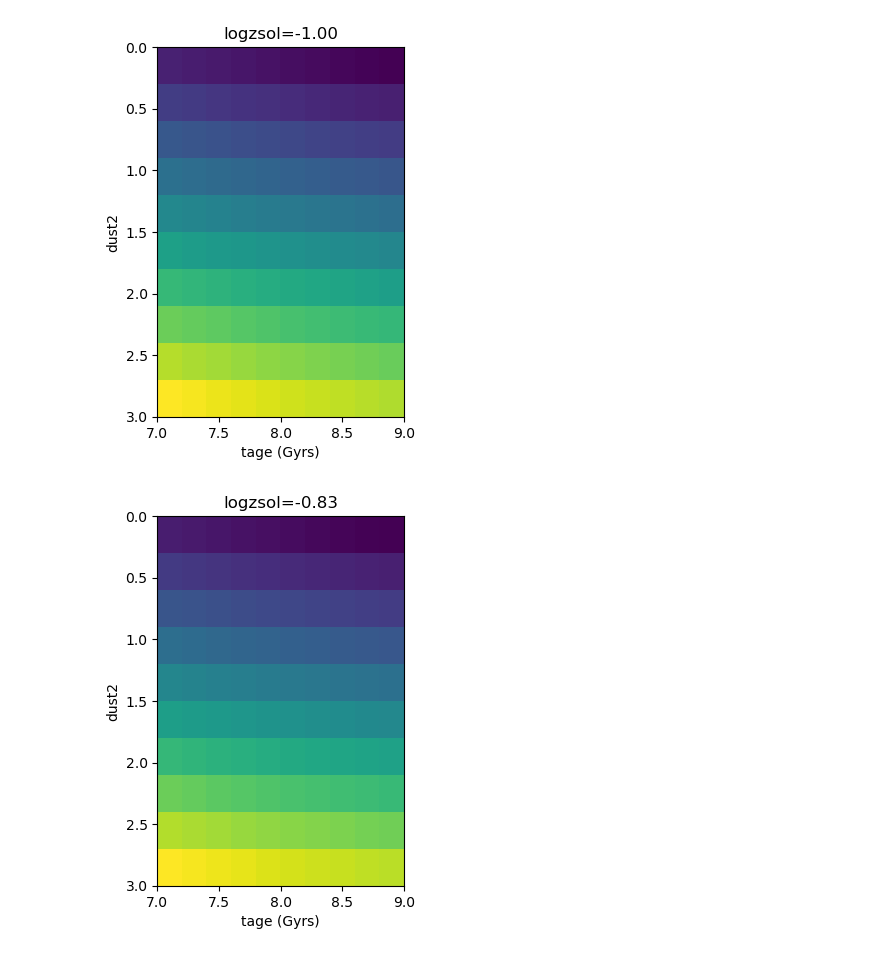
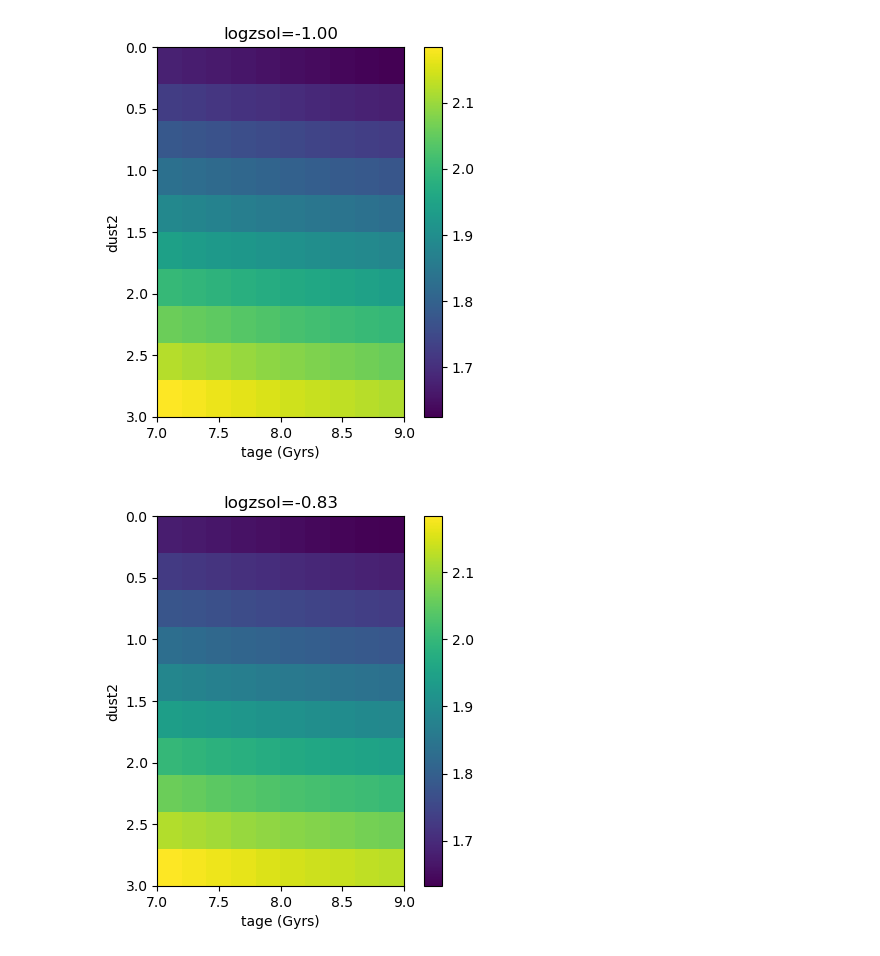
Before and after one commit to sem635NAU/REU, a Jupyter notebook: Notebooks/Notebook_6_26.ipynb, the cells around one changed output. Saved outputs shown, nothing was run; the diff lists cells and outputs as text; code cells hidden in the pictures.

Commit message:
added colorbars to imshow() plots

```diff
--- a/Notebooks/Notebook_6_26.ipynb
+++ b/Notebooks/Notebook_6_26.ipynb
@@ -20,15 +20,16 @@ tages = grid_ranges['tage']
 # %%
 # Axes have been checked
 
 for i_logz in range(len(logzs)):
     test = data_grid_break[i_logz,:,:,:]
     imshow(test, extent=[tages[0], tages[-1], dusts[-1], dusts[0]])
+    colorbar(fraction=0.046, pad=0.04)
     title(f'logzsol={logzs[i_logz]:.2f}')
 
     xlabel('tage (Gyrs)')
     ylabel('dust2')
 
     show()
 # %% [output]
-[figure, old version]
+[figure, new version]
-[figure, old version]
+[figure, new version]
```
Also changed, not shown: parts of 3 cells of this notebook.
